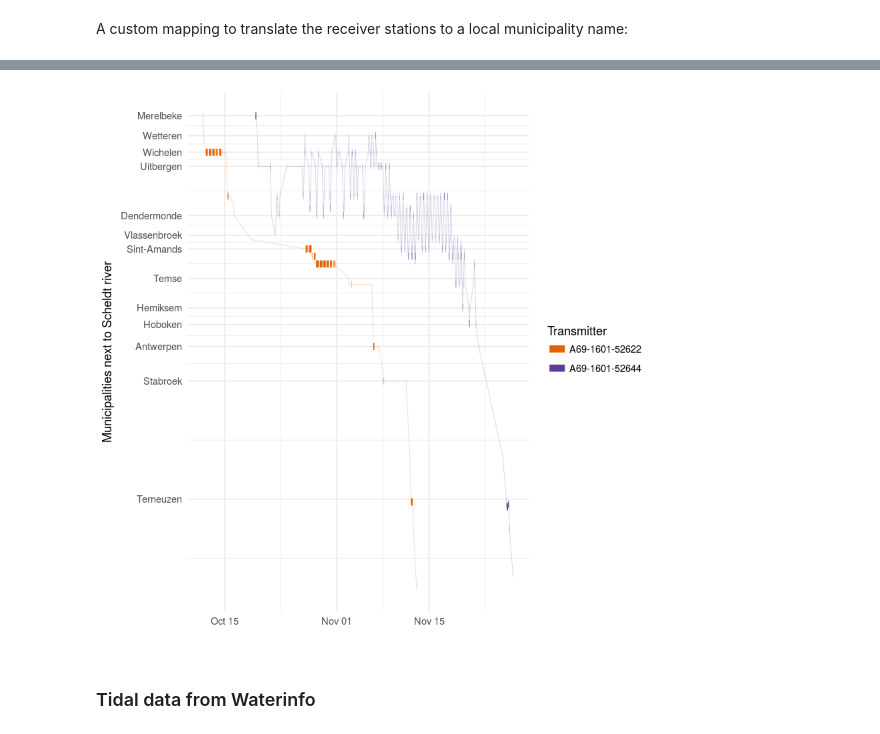
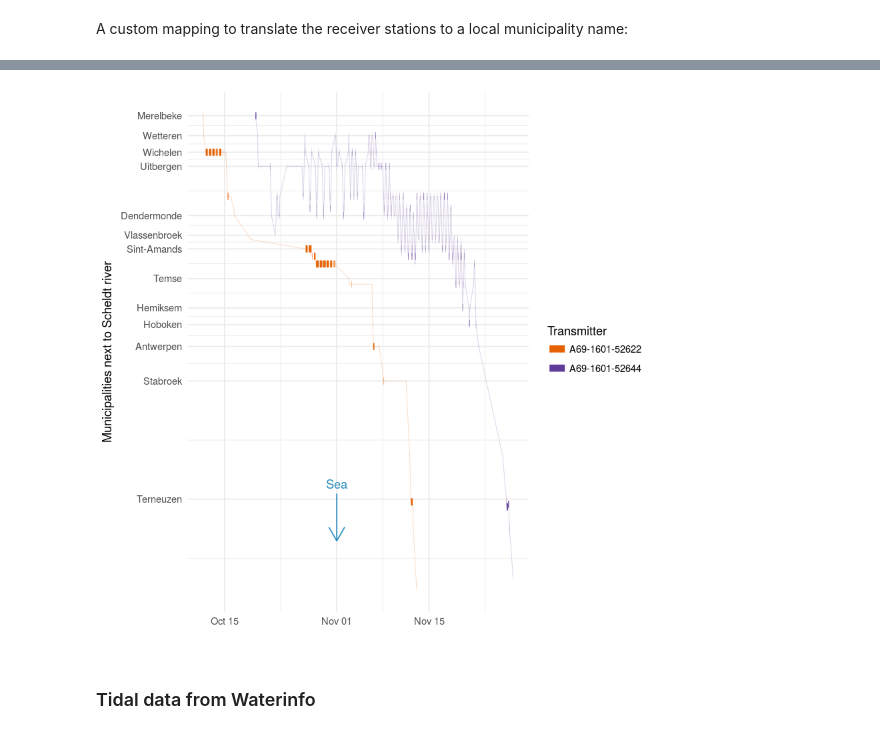
Before and after one commit to inbo/oscibio, a Jupyter notebook: content/posts/waterinfo-tidal.ipynb, the cells around one changed output, grey strips where cells are left out. Cells and saved outputs as stored; diff of their text form; code cells hidden in the pictures.

```diff
--- a/content/posts/waterinfo-tidal.ipynb
+++ b/content/posts/waterinfo-tidal.ipynb
@@ -91,18 +76,25 @@ station_municipality
 # %%
 ggplot(eels, aes(x = Arrival, xend = Departure,
                  y = distance_to_refence_station,
                  yend = distance_to_refence_station,
                  color = Transmitter)) +
     geom_segment(size = 3) + xlab("") + ylab("") +
     geom_line(data = eels, aes(x = Arrival, y = distance_to_refence_station),
               alpha = 0.2, size = 0.3) +
     scale_y_continuous("Municipalities next to Scheldt river",
                        breaks = station_municipality$distance_to_refence_station,
                        labels = station_municipality$municipality) +
     scale_color_manual(values = c("#e66101", "#5e3c99")) +
+    annotate("text", x = as_datetime("2016-11-01"),
+             y = max(eels$distance_to_refence_station) * 0.22,
+             colour = "#2b8cbe", label = "Sea") +
+    annotate("segment", x = as_datetime("2016-11-01"), xend = as_datetime("2016-11-01"),
+             y = max(eels$distance_to_refence_station) * 0.2,
+             yend = max(eels$distance_to_refence_station) * 0.1,
+                 arrow = arrow(length = unit(0.5, "cm")), color = "#2b8cbe") +
     theme_minimal()
 # %% [output]
-[figure, old version]
+[figure, new version]
 # %% [markdown]
 ### Tidal data from Waterinfo
 # %%
```
Also changed, not shown: parts of 29 cells of this notebook, 1 other file.
